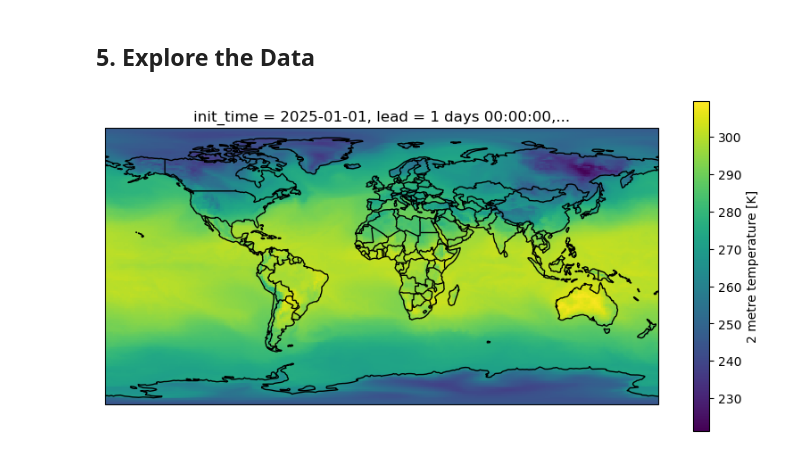
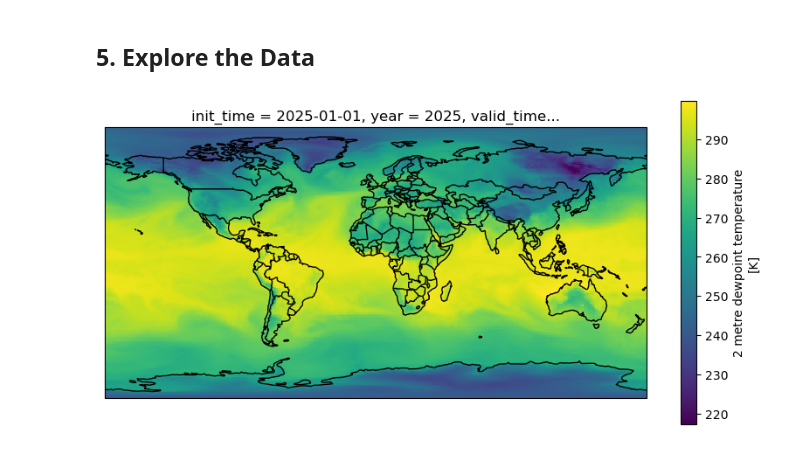
Before and after one commit to PlanetteAI/planette_c3s_seasonal_archive, a Jupyter notebook: c3s_seasonal_forecast_tutorial.ipynb, the cells around one changed output. Saved outputs shown, nothing was run; the diff lists cells and outputs as text; code cells hidden in the pictures.

```diff
--- a/c3s_seasonal_forecast_tutorial.ipynb
+++ b/c3s_seasonal_forecast_tutorial.ipynb
@@ -113,20 +109,20 @@ t2m_jan_init = ds.isel(init_time=0, lead=0, number=0)
 # %%
 import matplotlib.pyplot as plt
 import cartopy.crs as ccrs
 import cartopy.feature as cfeature
 
 fig = plt.figure(figsize=(10, 6))
 ax = plt.axes(projection=ccrs.PlateCarree())
 ax.add_feature(cfeature.COASTLINE)
 ax.add_feature(cfeature.BORDERS)
 ax.add_feature(cfeature.OCEAN, color='lightblue', alpha=0.5)
 ax.add_feature(cfeature.LAND, color='lightgray', alpha=0.5)
 
 # Focus on Tibetan Plateau region
 #ax.set_extent([30, 150, -15, 60], crs=ccrs.PlateCarree())
 import numpy as np
-t2m_jan_init['t2m'].plot(ax=ax, transform=ccrs.PlateCarree(), cbar_kwargs={'shrink': 0.8})
+t2m_jan_init['t2d'].plot(ax=ax, transform=ccrs.PlateCarree(), cbar_kwargs={'shrink': 0.8})
 
 plt.show()
 # %% [output]
-[figure, old version]
+[figure, new version]
```
Also changed, not shown: parts of 2 cells of this notebook.
